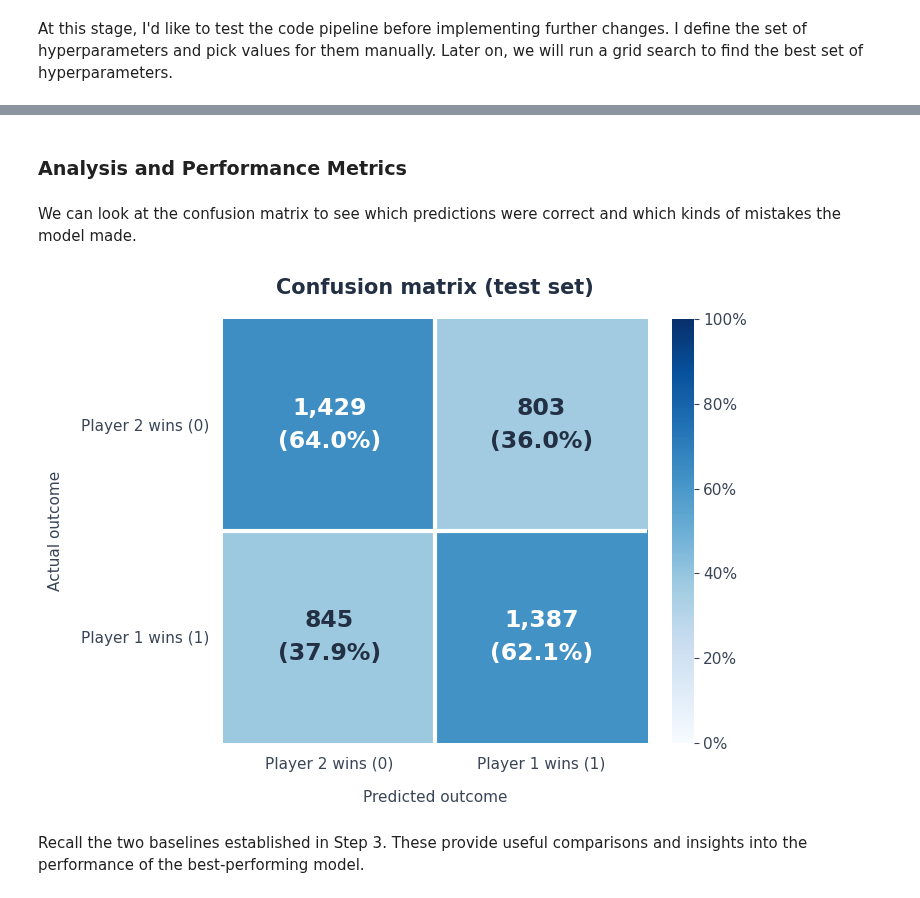
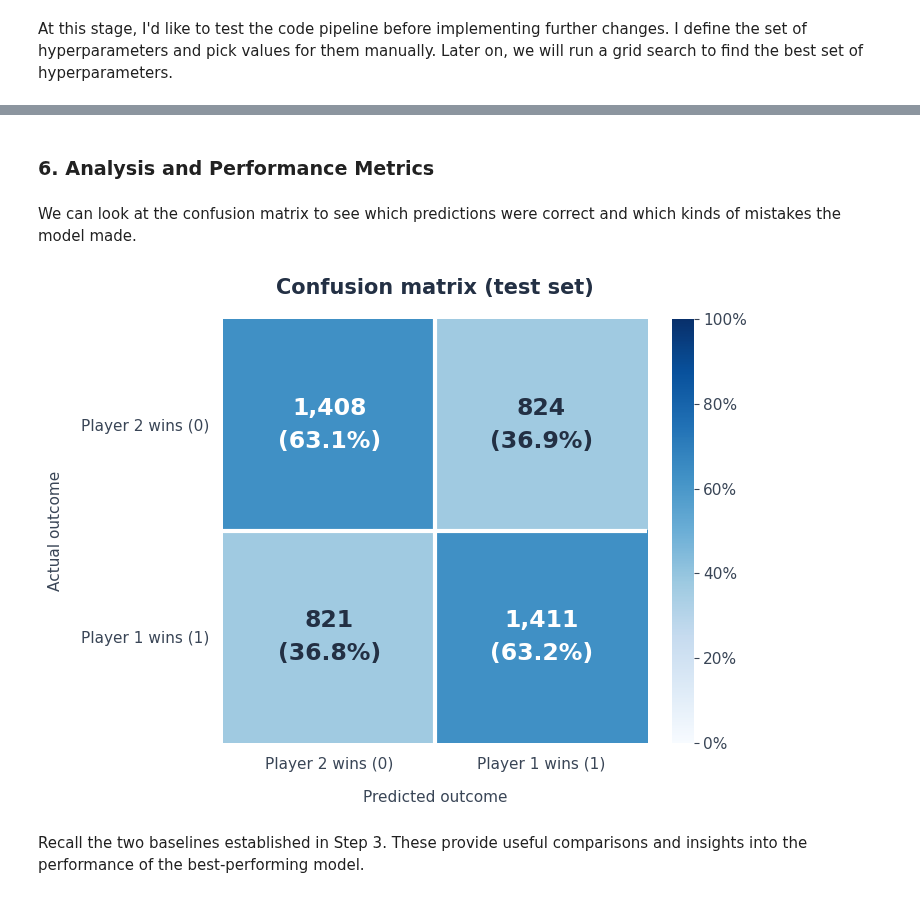
Before and after one commit to twinzies/wta_match_predictions, a Jupyter notebook: src/notebook-v1-fcnn.ipynb, the cells around one changed output, grey strips where cells are left out. Cells and saved outputs as stored; diff of their text form; code cells hidden in the pictures.

```diff
--- a/src/notebook-v1-fcnn.ipynb
+++ b/src/notebook-v1-fcnn.ipynb
@@ -558,3 +520,7 @@ Selected configuration: {'learning_rate': 0.001, 'hidden_size': 64, 'hidden_size
+# %%
+# To disable grid search
+
+best_model = model1
 # %%
 best_model.eval()
 
@@ -583,13 +549,10 @@ Best model test accuracy: 63.08% (2,816/4,464 matches)
 # %% [markdown]
-### Analysis and Performance Metrics
+### 6. Analysis and Performance Metrics
 # %% [markdown]
 We can look at the confusion matrix to see which predictions were correct and which kinds of mistakes the model made.
 # %%
 # Make a confusion matrix for the winner prediction task for the best model.
 # Evaluate on the held-out test split; rows = actual, columns = predicted.
-
-if best_model is None:
-    raise ValueError("Run the hyperparameter search to select best_model first.")
 
 best_model.eval()
 model_device = next(best_model.parameters()).device
@@ -632,34 +595,34 @@ with plt.rc_context({
     for row in range(2):
         for col in range(2):
             percentage = f"{cm_rates[row, col]:.1%}" if row_totals[row, 0] else "N/A"
             ax.text(
                 col, row, f"{cm_counts[row, col]:,}\n({percentage})",
                 ha="center", va="center", fontsize=17, fontweight="bold",
                 color="white" if cm_rates[row, col] > 0.55 else "#233044",
                 linespacing=1.6,
             )
 
     ax.set_xticks([0, 1], class_labels)
     ax.set_yticks([0, 1], class_labels)
     ax.set_xlabel("Predicted outcome", labelpad=13)
     ax.set_ylabel("Actual outcome", labelpad=13)
     ax.tick_params(axis="both", length=0, pad=10)
     ax.set_xticks([0.5], minor=True)
     ax.set_yticks([0.5], minor=True)
     ax.grid(which="minor", color="white", linewidth=3)
     ax.tick_params(which="minor", length=0)
     for spine in ax.spines.values():
         spine.set_visible(False)
 
     colorbar = confusion_fig.colorbar(heatmap, ax=ax, fraction=0.046, pad=0.05)
     colorbar.ax.yaxis.set_major_formatter(PercentFormatter(xmax=1))
     colorbar.outline.set_visible(False)
 
     ax.set_title("Confusion matrix (test set)", fontsize=15, fontweight="bold", pad=18)
     confusion_fig.tight_layout()
     plt.show()
 # %% [output]
-[figure, old version]
+[figure, new version]
 # %% [markdown]
 Recall the two baselines established in Step 3. These provide useful comparisons and insights into the performance of the best-performing model.
 # %%
```
Also changed, not shown: parts of 12 cells of this notebook.
